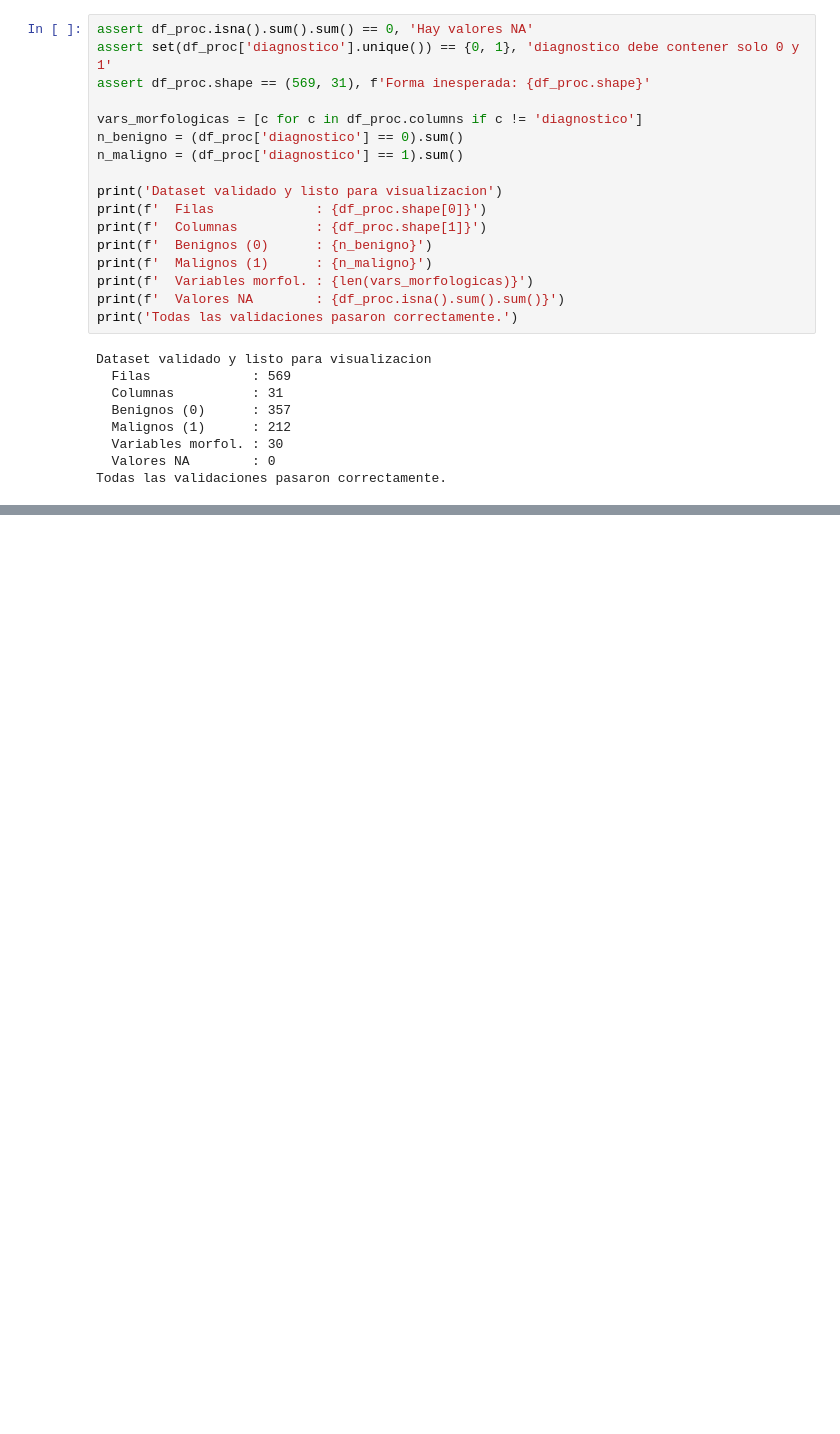
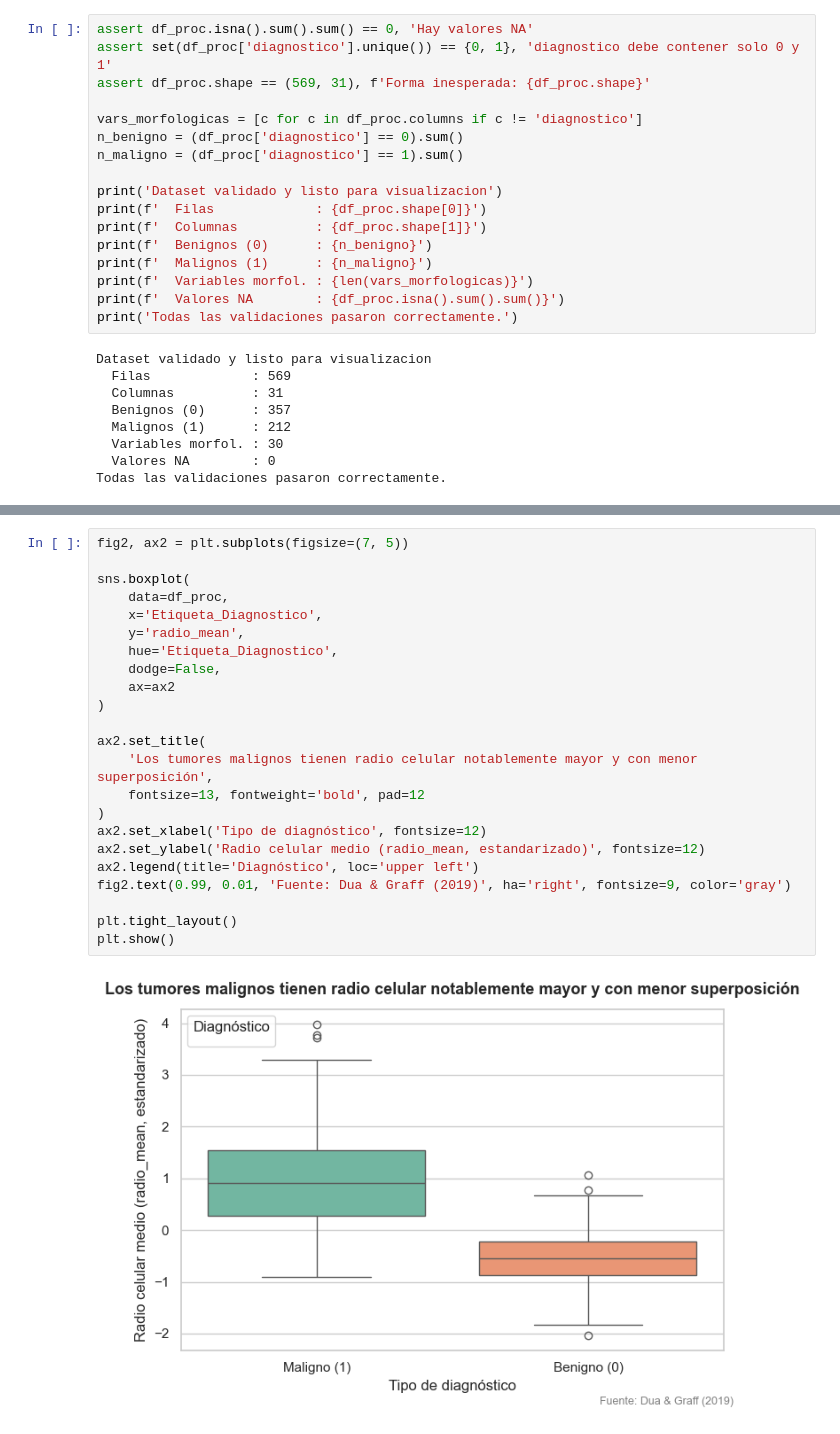
Before and after one commit to k1ngdom0fbullsh1t/proyecto-grupo4-mcdi500, a Jupyter notebook: notebooks/f4_visualizaciones/F4_Visualizaciones.ipynb, the cells around one changed output, grey strips where cells are left out. Drawn from its saved outputs; the diff is of its cells as text; blank space fills up the shorter version.

```diff
--- a/notebooks/f4_visualizaciones/F4_Visualizaciones.ipynb
+++ b/notebooks/f4_visualizaciones/F4_Visualizaciones.ipynb
@@ -195,0 +253,25 @@ Todas las validaciones pasaron correctamente.
+# %%
+fig2, ax2 = plt.subplots(figsize=(7, 5))
+
+sns.boxplot(
+    data=df_proc,
+    x='Etiqueta_Diagnostico',
+    y='radio_mean',
+    hue='Etiqueta_Diagnostico',
+    dodge=False,
+    ax=ax2
+)
+
+ax2.set_title(
+    'Los tumores malignos tienen radio celular notablemente mayor y con menor superposición',
+    fontsize=13, fontweight='bold', pad=12
+)
+ax2.set_xlabel('Tipo de diagnóstico', fontsize=12)
+ax2.set_ylabel('Radio celular medio (radio_mean, estandarizado)', fontsize=12)
+ax2.legend(title='Diagnóstico', loc='upper left')
+fig2.text(0.99, 0.01, 'Fuente: Dua & Graff (2019)', ha='right', fontsize=9, color='gray')
+
+plt.tight_layout()
+plt.show()
+# %% [output]
+[figure, added]
```
Also changed, not shown: parts of 8 cells of this notebook.
